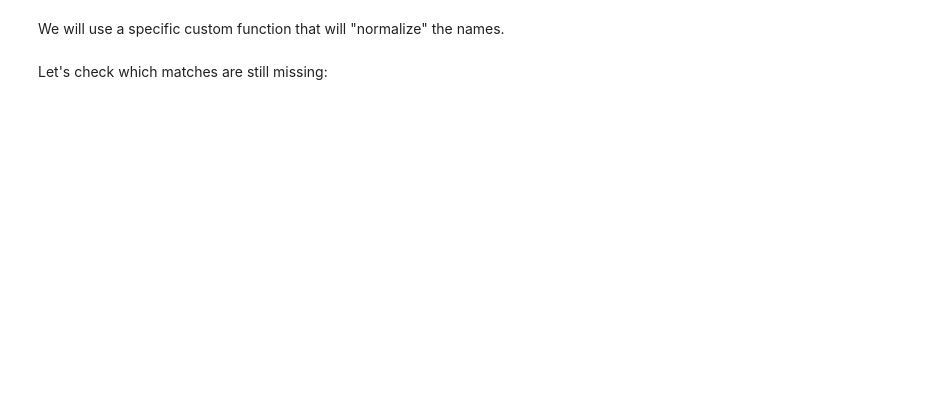
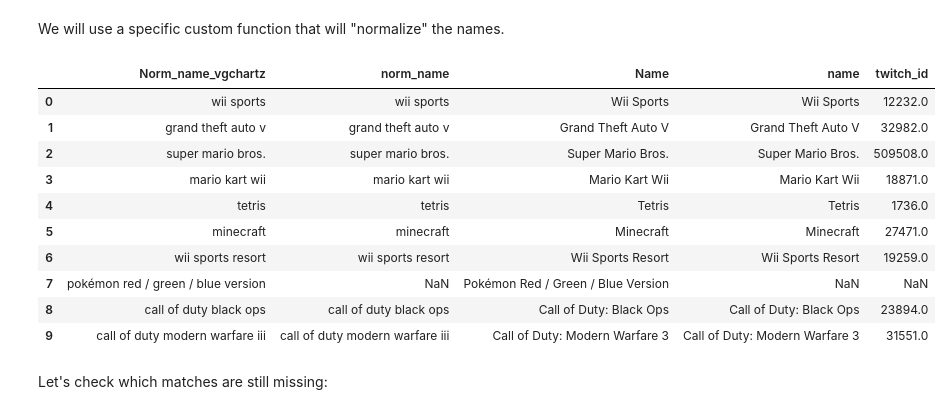
Before and after one commit to hechmik/videogames_buzz, a Jupyter notebook: notebooks/Games_Selection-MongoDB.ipynb, the cells around one changed output. Drawn from its saved outputs; the diff is of its cells as text; code cells hidden in the pictures; blank space fills up the shorter version.

```diff
--- a/notebooks/Games_Selection-MongoDB.ipynb
+++ b/notebooks/Games_Selection-MongoDB.ipynb
@@ -211,0 +235,3 @@ vgchartz_df.head(5)
+# %%
+vgchartz_df['Critic_score'] = vgchartz_df['Critic_score'].apply(lambda x: np.nanmean(x))
+vgchartz_df.head(5)
@@ -211,0 +245,3 @@ vgchartz_df.head(5)
+# %%
+vgchartz_df['User_score'] = vgchartz_df['User_score'].apply(lambda x: np.nanmean(x))
+vgchartz_df.head(5)
@@ -211,0 +255,3 @@ vgchartz_df.head(5)
+# %%
+vgchartz_df['Developers'] = vgchartz_df['Developers'].apply(lambda x: set(x))
+vgchartz_df.head(5)
@@ -211,0 +265,3 @@ vgchartz_df.head(5)
+# %%
+vgchartz_df['Publishers'] = vgchartz_df['Publishers'].apply(lambda x: set(x))
+vgchartz_df.head(5)
@@ -226,7 +314,19 @@ We will use a specific custom function that will "normalize" the names.
 vgchartz_df['Norm_name_vgchartz'] = vgchartz_df['Name'].apply(lambda x: uniformer.uniform(x))
 # %%
 merged_df = pd.merge(vgchartz_df, top_twitch_df,  left_on = 'Norm_name_vgchartz', right_on = 'norm_name', how = 'outer').loc[0:50]
-merged_df[['Norm_name_vgchartz', 'norm_name', 'Name', 'name', 'twitch_id']]
+merged_df[['Norm_name_vgchartz', 'norm_name', 'Name', 'name', 'twitch_id']].head(10)
+# %% [output]
+|  | Norm_name_vgchartz | norm_name | Name | name | twitch_id |
+| 0 | wii sports | wii sports | Wii Sports | Wii Sports | 12232.0 |
+| 1 | grand theft auto v | grand theft auto v | Grand Theft Auto V | Grand Theft Auto V | 32982.0 |
+| 2 | super mario bros. | super mario bros. | Super Mario Bros. | Super Mario Bros. | 509508.0 |
+| 3 | mario kart wii | mario kart wii | Mario Kart Wii | Mario Kart Wii | 18871.0 |
+| 4 | tetris | tetris | Tetris | Tetris | 1736.0 |
+| 5 | minecraft | minecraft | Minecraft | Minecraft | 27471.0 |
+| 6 | wii sports resort | wii sports resort | Wii Sports Resort | Wii Sports Resort | 19259.0 |
+| 7 | pokémon red / green / blue version | NaN | Pokémon Red / Green / Blue Version | NaN | NaN |
+| 8 | call of duty black ops | call of duty black ops | Call of Duty: Black Ops | Call of Duty: Black Ops | 23894.0 |
+| 9 | call of duty modern warfare iii | call of duty modern warfare iii | Call of Duty: Modern Warfare 3 | Call of Duty: Modern Warfare 3 | 31551.0 |
 # %% [markdown]
 Let's check which matches are still missing:
 # %%
```
Also changed, not shown: parts of 33 cells of this notebook.
